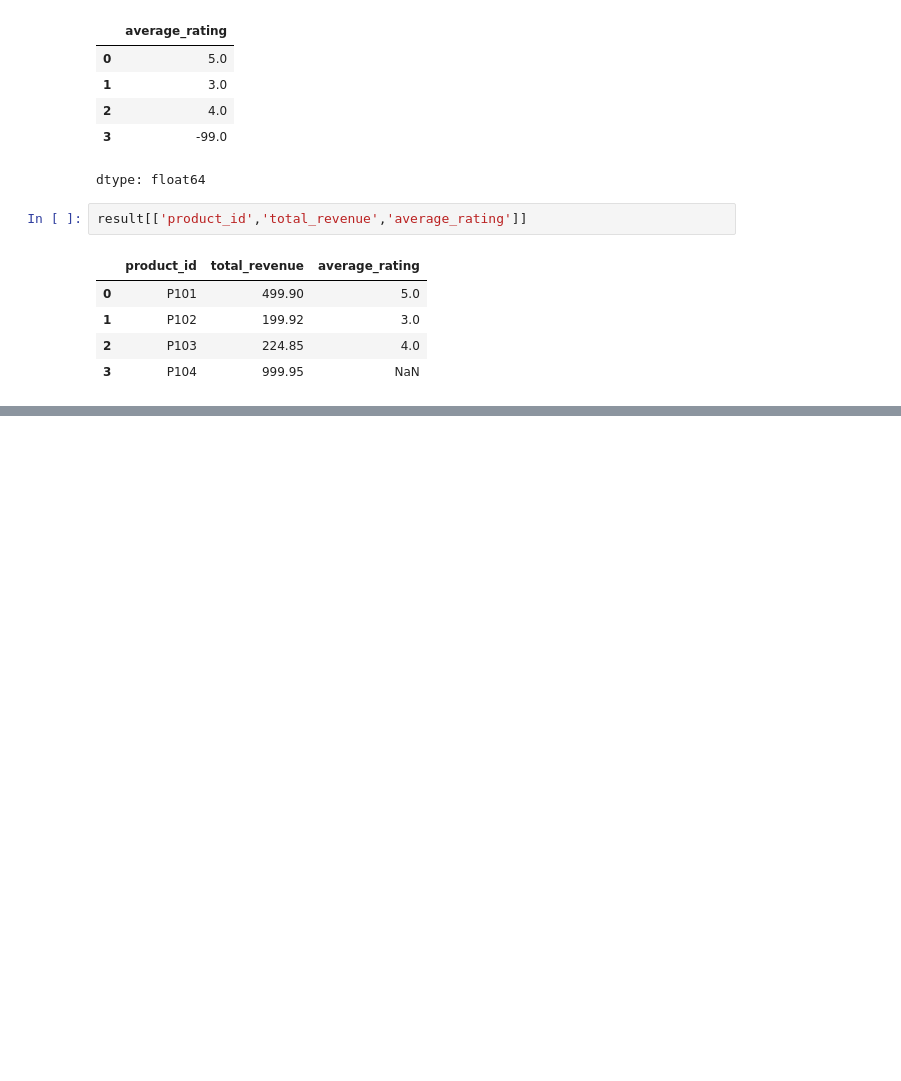
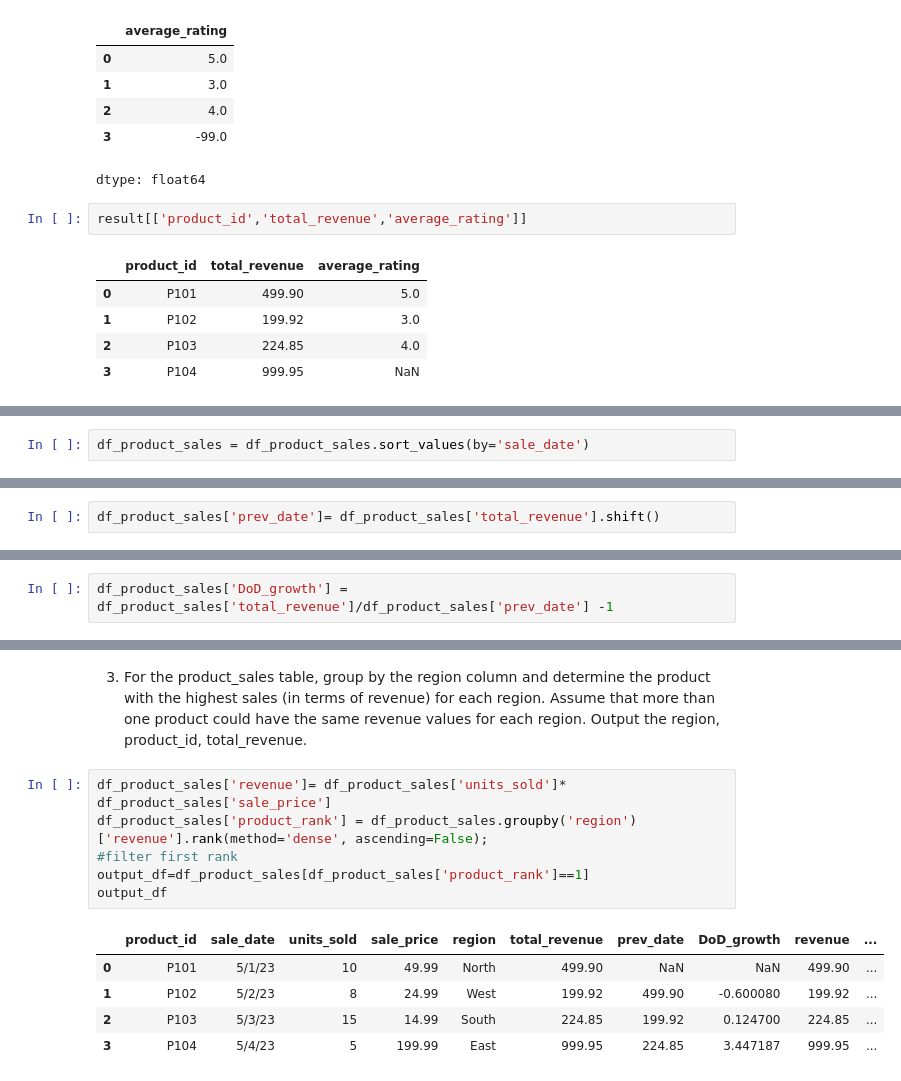
Before and after one commit to nehagovekar/Pandas_leetcode, a Jupyter notebook: Amazon_Product_Reviews.ipynb, the cells around one changed output, grey strips where cells are left out. Cells and saved outputs as stored; diff of their text form; blank space fills up the shorter version.

```diff
--- a/Amazon_Product_Reviews.ipynb
+++ b/Amazon_Product_Reviews.ipynb
@@ -126,0 +132,2 @@ result[['product_id','total_revenue','average_rating']]
+# %%
+df_product_sales = df_product_sales.sort_values(by='sale_date')
@@ -126,0 +142,2 @@ result[['product_id','total_revenue','average_rating']]
+# %%
+df_product_sales['prev_date']= df_product_sales['total_revenue'].shift()
@@ -126,0 +152,2 @@ result[['product_id','total_revenue','average_rating']]
+# %%
+df_product_sales['DoD_growth'] = df_product_sales['total_revenue']/df_product_sales['prev_date'] -1
@@ -126,0 +172,15 @@ result[['product_id','total_revenue','average_rating']]
+# %% [markdown]
+3. For the product_sales table, group by the region column and determine the product with the highest sales (in terms of revenue) for each region. Assume that more than one product could have the same revenue values
+for each region. Output the region, product_id, total_revenue.
+# %%
+df_product_sales['revenue']= df_product_sales['units_sold']* df_product_sales['sale_price']
+df_product_sales['product_rank'] = df_product_sales.groupby('region')['revenue'].rank(method='dense', ascending=False);
+#filter first rank
+output_df=df_product_sales[df_product_sales['product_rank']==1]
+output_df
+# %% [output]
+|  | product_id | sale_date | units_sold | sale_price | region | total_revenue | prev_date | DoD_growth | revenue | ... |
+| 0 | P101 | 5/1/23 | 10 | 49.99 | North | 499.90 | NaN | NaN | 499.90 | ... |
+| 1 | P102 | 5/2/23 | 8 | 24.99 | West | 199.92 | 499.90 | -0.600080 | 199.92 | ... |
+| 2 | P103 | 5/3/23 | 15 | 14.99 | South | 224.85 | 199.92 | 0.124700 | 224.85 | ... |
+| 3 | P104 | 5/4/23 | 5 | 199.99 | East | 999.95 | 224.85 | 3.447187 | 999.95 | ... |
```
Also changed, not shown: parts of 10 cells of this notebook.
